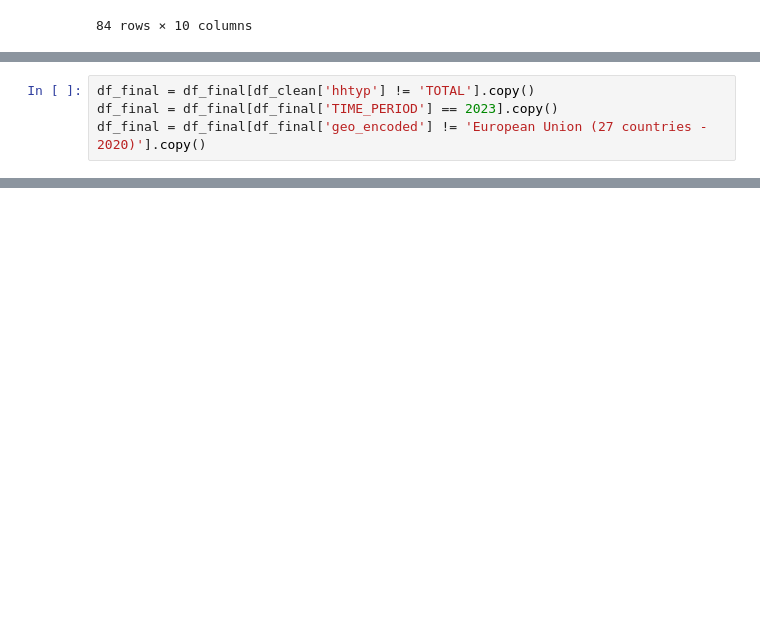
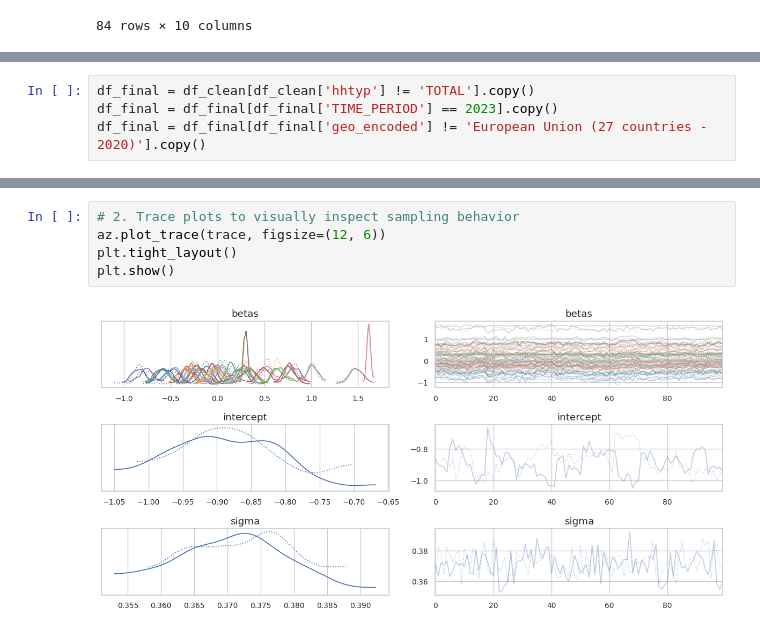
Before and after one commit to LSzubelak/ls-projects, a Jupyter notebook: Bayesian_regression_tutorial/Bayesian_regression.ipynb, the cells around one changed output, grey strips where cells are left out. Cells and saved outputs as stored; diff of their text form; blank space fills up the shorter version.

```diff
--- a/Bayesian_regression_tutorial/Bayesian_regression.ipynb
+++ b/Bayesian_regression_tutorial/Bayesian_regression.ipynb
@@ -240,4 +274,4 @@ Passing `palette` without assigning `hue` is deprecated and will be removed in v
 # %%
-df_final = df_final[df_clean['hhtyp'] != 'TOTAL'].copy()
+df_final = df_clean[df_clean['hhtyp'] != 'TOTAL'].copy()
 df_final = df_final[df_final['TIME_PERIOD'] == 2023].copy()
 df_final = df_final[df_final['geo_encoded'] != 'European Union (27 countries - 2020)'].copy()
@@ -289,0 +373,7 @@ NameError: name 'X_data' is not defined
+# %%
+# 2. Trace plots to visually inspect sampling behavior
+az.plot_trace(trace, figsize=(12, 6))
+plt.tight_layout()
+plt.show()
+# %% [output]
+[figure, added]
```
Also changed, not shown: parts of 11 cells of this notebook.
